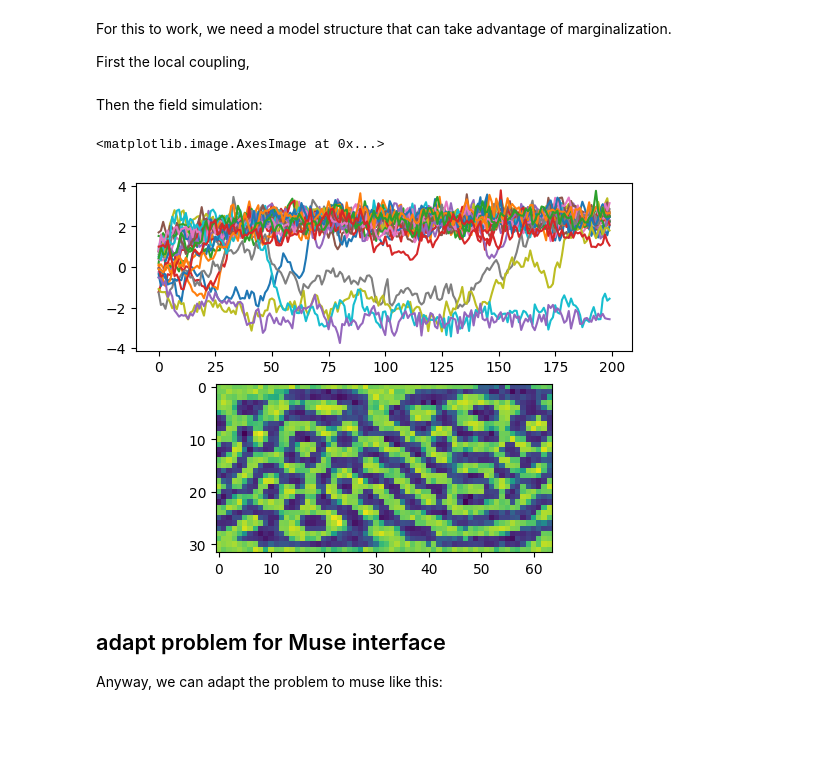
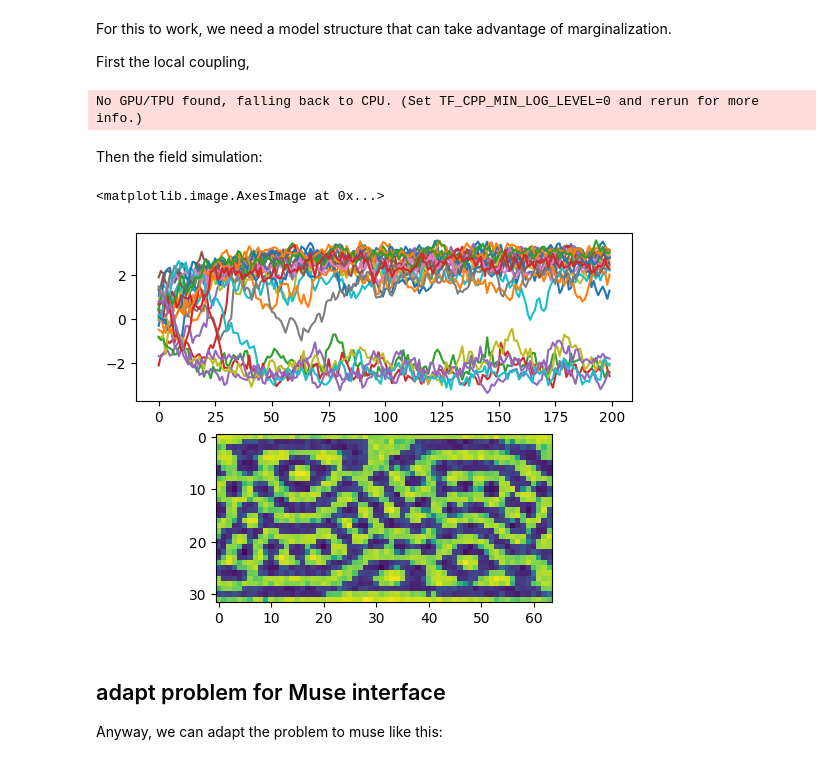
Before and after one commit to ins-amu/vbjax, a Jupyter notebook: 65 Inference with Muse.ipynb, the cells around one changed output. Cells and saved outputs as stored; diff of their text form; code cells hidden in the pictures; blank space fills up the shorter version.

```diff
--- a/65 Inference with Muse.ipynb
+++ b/65 Inference with Muse.ipynb
@@ -23,48 +24,36 @@ For this to work, we need a model structure that can take advantage of marginali
 First the local coupling,
 # %%
 # local coupling setup
-lmax, nlat, nlon, D = 16, 32, 64, 0.0004
-_, L = lc.make_shtdiff(lmax=lmax, nlat=nlat, nlon=nlon, D=D, return_L=True)
-np.testing.assert_equal(0, L.imag)
-L = L.real.astype('f')
+nlat, nlon = 32, 64
+lc = nfjax.make_shtdiff(lmax=16, nlat=32, nlon=nlon)
 
-def apply_L(L, x, np=jnp):
-    X = np.fft.rfft(x, axis=1)
-    X = np.hstack(
-        (np.einsum('abc,ca->ba', L, X[:,:lmax]),
-         np.zeros((X.shape[0], X.shape[1] - lmax), jnp.complex64)
-        )
-    )
-    y = np.real(np.fft.irfft(X, axis=1))
-    return y
-
-x0 = jnp.array(np.random.randn(nlat, nlon).astype('f'))
-x1 = apply_L(L, x0)
+# initial conditions
+key = jax.random.PRNGKey(42)
+x0 = jax.random.normal(key, (nlat, nlon))
+x1 = lc(x0)
+# %% [output]
+No GPU/TPU found, falling back to CPU. (Set TF_CPP_MIN_LOG_LEVEL=0 and rerun for more info.)
 # %% [markdown]
 Then the field simulation:
-# %%
-@jax.jit
-def simulate(dt, x0, k, sig, zt):
-    sqrt_dt = jnp.sqrt(dt)
-    def f(x, z):
-        lx = apply_L(L, x, np=jnp)
-        x = x + dt * (x - x**3/3 + k * lx) + sqrt_dt * z * sig
-        return x, x
-    _, xt = jax.lax.scan(f, x0, zt)
-    return xt
-
-key = jax.random.PRNGKey(42)
-zt = jax.random.normal(key, (200, ) + x0.shape)
-sig = 1.0
-dt = 0.1
-k = 5.0
-xt = simulate(dt, x0, k, sig, zt)
-
-subplot(211); plot(xt[:,:5,:5].reshape((-1, 25)));
-subplot(212); imshow(xt[-1])
-# %% [output]
-<matplotlib.image.AxesImage at 0x...>
-[figure, removed]
+# %%
+def dfun(x, k):
+    return x - x**3/3 + k*lc(x)
+
+dt = 0.1
+sig = 1.0
+step, loop = nfjax.make_sde(dt, dfun, sig)
+
+key = jax.random.PRNGKey(42)
+zt = jax.random.normal(key, (200, ) + x0.shape)
+
+k = 5.0
+xt = loop(x0, zt, k)
+
+subplot(211); plot(xt[:,:5,:5].reshape((-1, 25)));
+subplot(212); imshow(xt[-1])
+# %% [output]
+<matplotlib.image.AxesImage at 0x...>
+[figure, added]
 # %% [markdown]
 ## adapt problem for Muse interface
 
```
Also changed, not shown: parts of 8 cells of this notebook, 18 other files.
